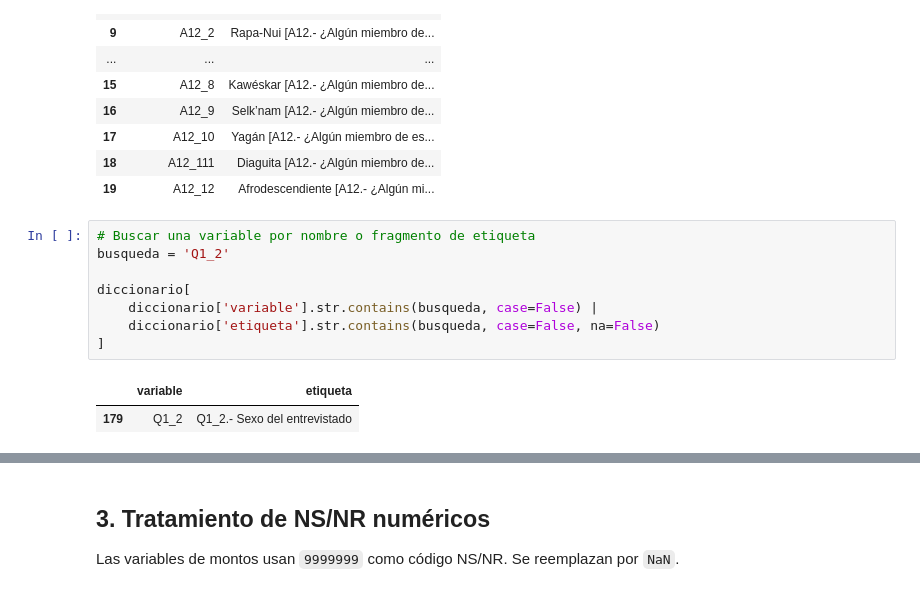
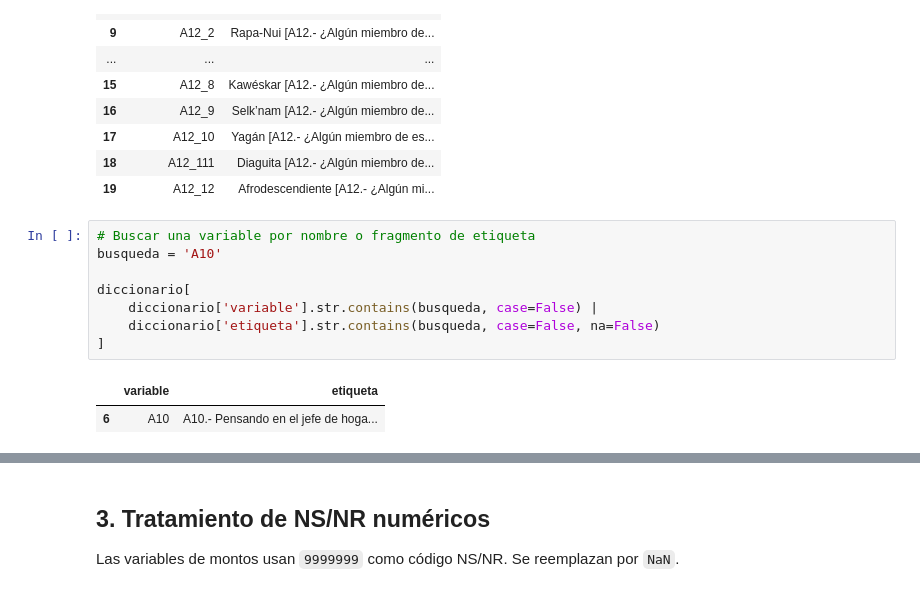
Before and after one commit to tomasleale/eaui2026, a Jupyter notebook: eaui2026.ipynb, the cells around one changed output, grey strips where cells are left out. Drawn from its saved outputs; the diff is of its cells as text.

```diff
--- a/eaui2026.ipynb
+++ b/eaui2026.ipynb
@@ -104,14 +114,14 @@ diccionario.head(20)
 | 19 | A12_12 | Afrodescendiente [A12.- ¿Algún mi... |
 # %%
 # Buscar una variable por nombre o fragmento de etiqueta
-busqueda = 'Q1_2'
+busqueda = 'A10'
 
 diccionario[
     diccionario['variable'].str.contains(busqueda, case=False) |
     diccionario['etiqueta'].str.contains(busqueda, case=False, na=False)
 ]
 # %% [output]
 |  | variable | etiqueta |
-| 179 | Q1_2 | Q1_2.- Sexo del entrevistado |
+| 6 | A10 | A10.- Pensando en el jefe de hoga... |
 # %%
 # Ver las categorías codificadas de una variable específica
```
Also changed, not shown: parts of 16 cells of this notebook, 3 other files.
